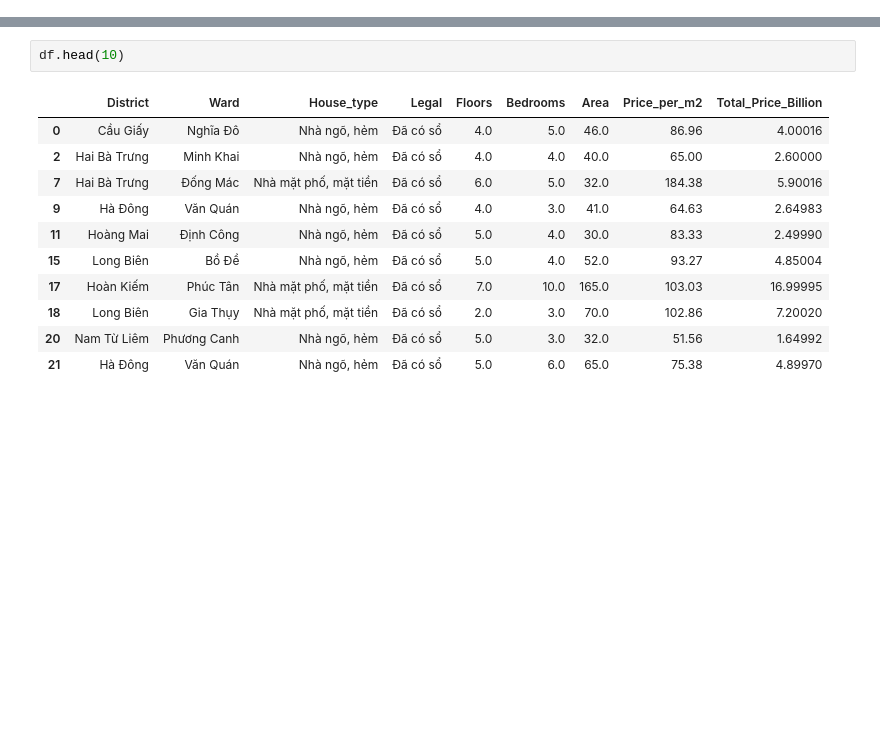
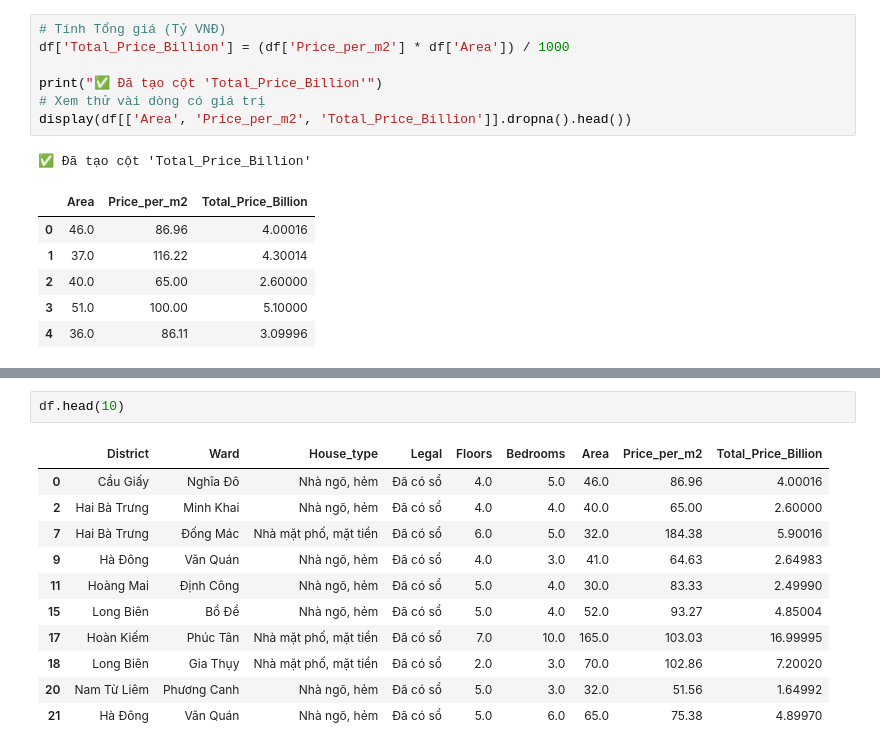
Before and after one commit to VietAnh2004x/ThucTapCuoiKhoa, a Jupyter notebook: notebooks/data_cleaning.ipynb, the cells around one changed output, grey strips where cells are left out. Cells and saved outputs as stored; diff of their text form; blank space fills up the shorter version.

```diff
--- a/notebooks/data_cleaning.ipynb
+++ b/notebooks/data_cleaning.ipynb
@@ -66,0 +65,15 @@ df.to_csv('../data/processed/clean_vn_housing.csv', index=False)
+# %%
+# Tính Tổng giá (Tỷ VNĐ)
+df['Total_Price_Billion'] = (df['Price_per_m2'] * df['Area']) / 1000
+
+print("✅ Đã tạo cột 'Total_Price_Billion'")
+# Xem thử vài dòng có giá trị
+display(df[['Area', 'Price_per_m2', 'Total_Price_Billion']].dropna().head())
+# %% [output]
+✅ Đã tạo cột 'Total_Price_Billion'
+|  | Area | Price_per_m2 | Total_Price_Billion |
+| 0 | 46.0 | 86.96 | 4.00016 |
+| 1 | 37.0 | 116.22 | 4.30014 |
+| 2 | 40.0 | 65.00 | 2.60000 |
+| 3 | 51.0 | 100.00 | 5.10000 |
+| 4 | 36.0 | 86.11 | 3.09996 |
```
Also changed, not shown: parts of 11 cells of this notebook, 3 other files.
